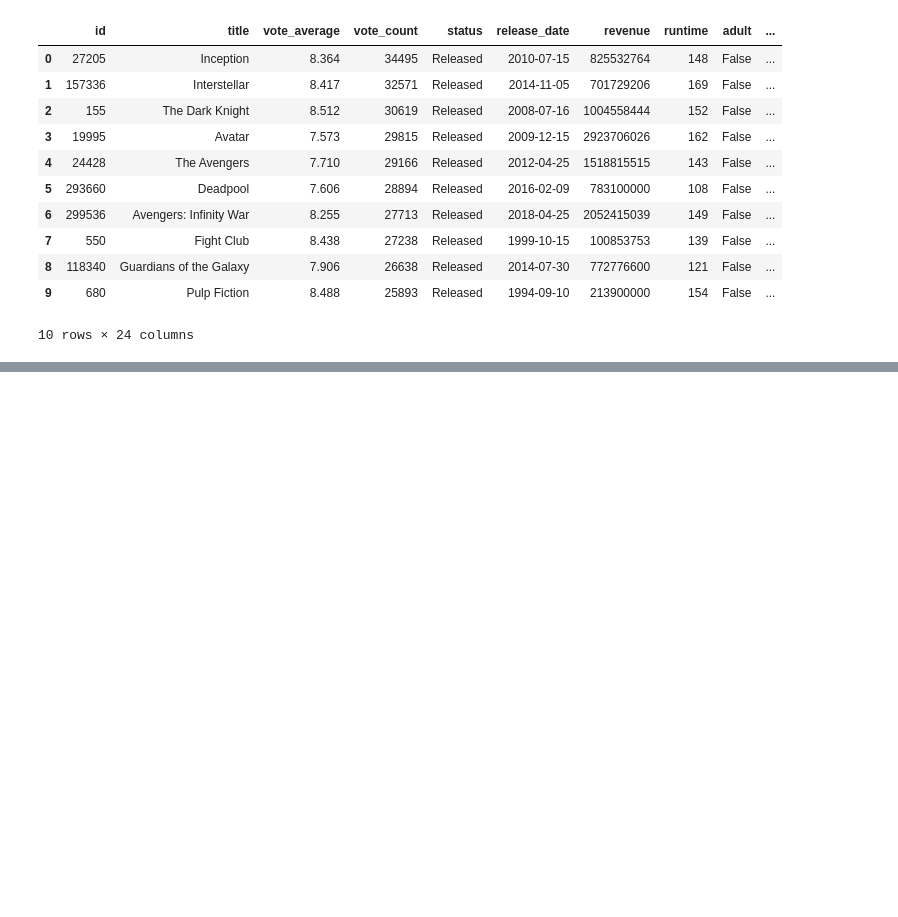
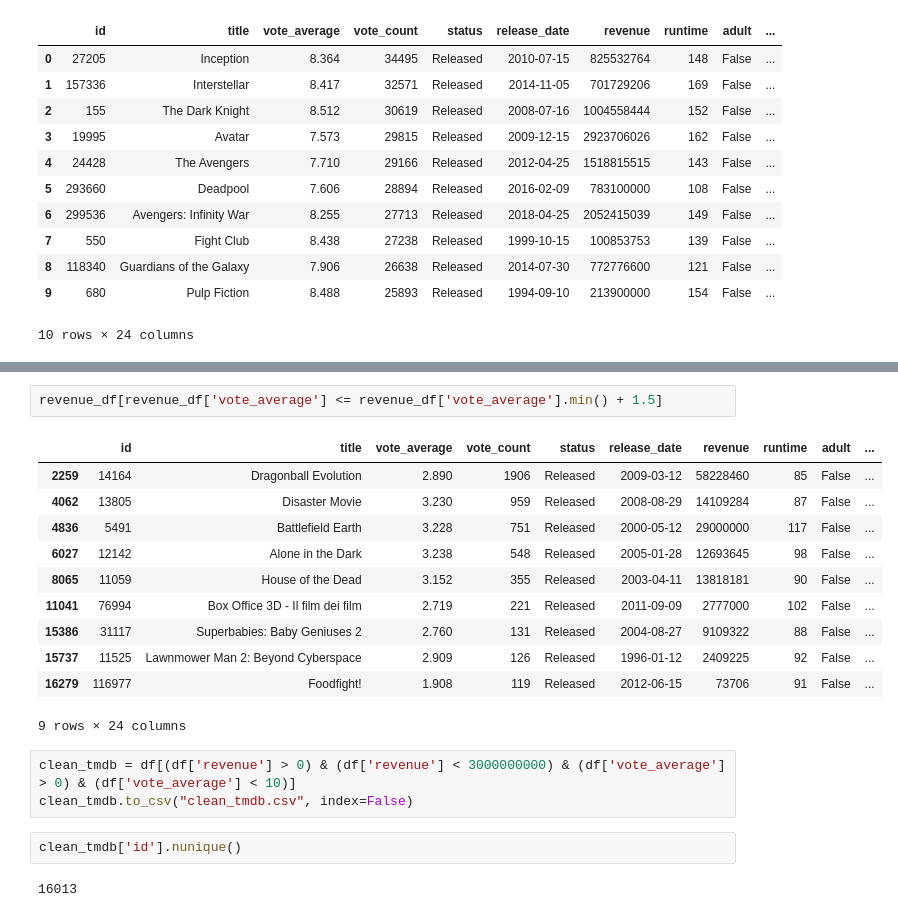
Before and after one commit to OrF8/Reel-Patterns, a Jupyter notebook: visualizations.ipynb, the cells around one changed output, grey strips where cells are left out. Cells and saved outputs as stored; diff of their text form; blank space fills up the shorter version.

```diff
--- a/visualizations.ipynb
+++ b/visualizations.ipynb
@@ -67,0 +81,21 @@ Name: revenue, Length: 1233750, dtype: int64
+# %%
+revenue_df[revenue_df['vote_average'] <= revenue_df['vote_average'].min() + 1.5]
+# %% [output]
+|  | id | title | vote_average | vote_count | status | release_date | revenue | runtime | adult | ... |
+| 2259 | 14164 | Dragonball Evolution | 2.890 | 1906 | Released | 2009-03-12 | 58228460 | 85 | False | ... |
+| 4062 | 13805 | Disaster Movie | 3.230 | 959 | Released | 2008-08-29 | 14109284 | 87 | False | ... |
+| 4836 | 5491 | Battlefield Earth | 3.228 | 751 | Released | 2000-05-12 | 29000000 | 117 | False | ... |
+| 6027 | 12142 | Alone in the Dark | 3.238 | 548 | Released | 2005-01-28 | 12693645 | 98 | False | ... |
+| 8065 | 11059 | House of the Dead | 3.152 | 355 | Released | 2003-04-11 | 13818181 | 90 | False | ... |
+| 11041 | 76994 | Box Office 3D - Il film dei film | 2.719 | 221 | Released | 2011-09-09 | 2777000 | 102 | False | ... |
+| 15386 | 31117 | Superbabies: Baby Geniuses 2 | 2.760 | 131 | Released | 2004-08-27 | 9109322 | 88 | False | ... |
+| 15737 | 11525 | Lawnmower Man 2: Beyond Cyberspace | 2.909 | 126 | Released | 1996-01-12 | 2409225 | 92 | False | ... |
+| 16279 | 116977 | Foodfight! | 1.908 | 119 | Released | 2012-06-15 | 73706 | 91 | False | ... |
+9 rows × 24 columns
+# %%
+clean_tmdb = df[(df['revenue'] > 0) & (df['revenue'] < 3000000000) & (df['vote_average'] > 0) & (df['vote_average'] < 10)]
+clean_tmdb.to_csv("clean_tmdb.csv", index=False)
+# %%
+clean_tmdb['id'].nunique()
+# %% [output]
+16013
```
Also changed, not shown: parts of 6 cells of this notebook, 2 other files.
